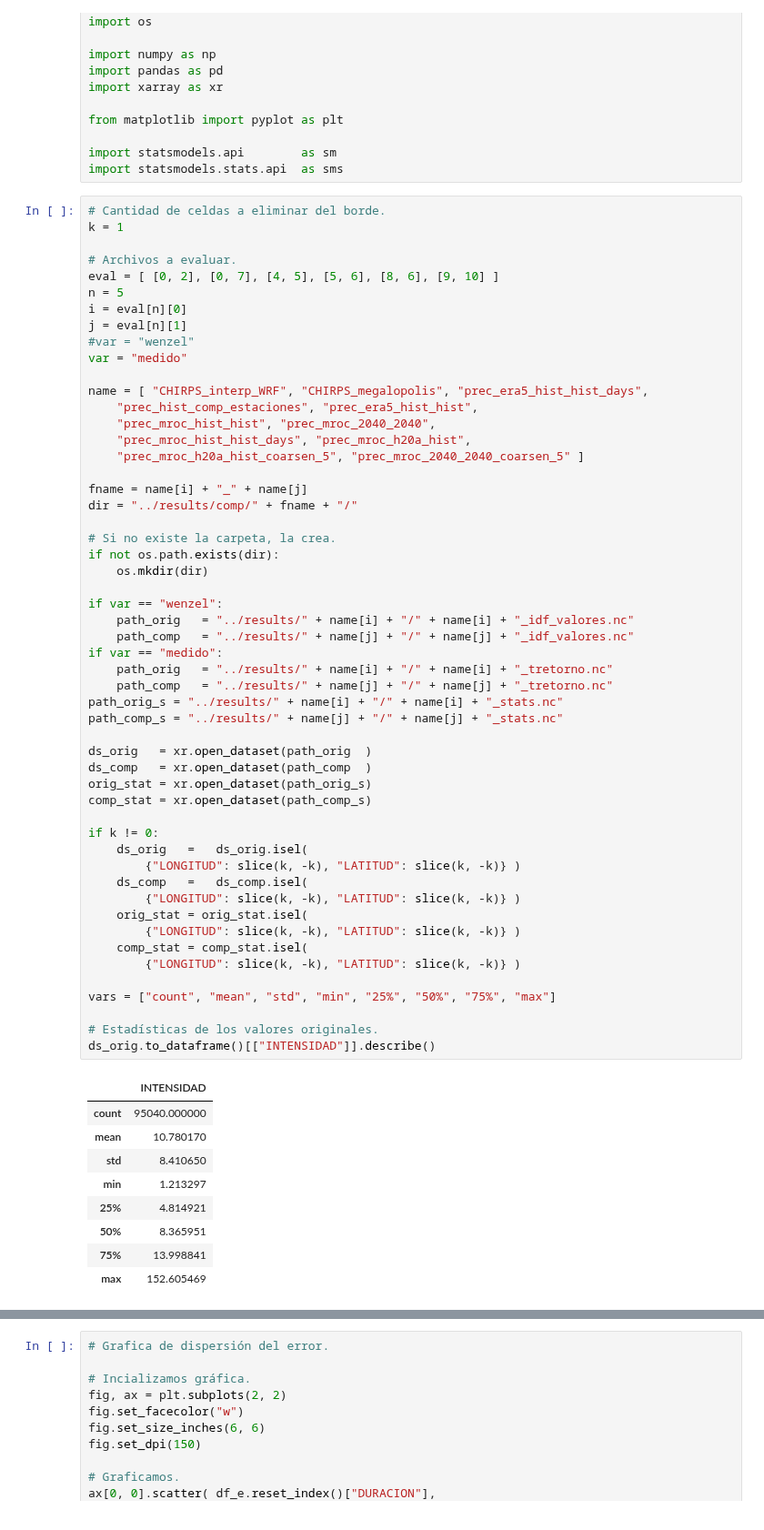
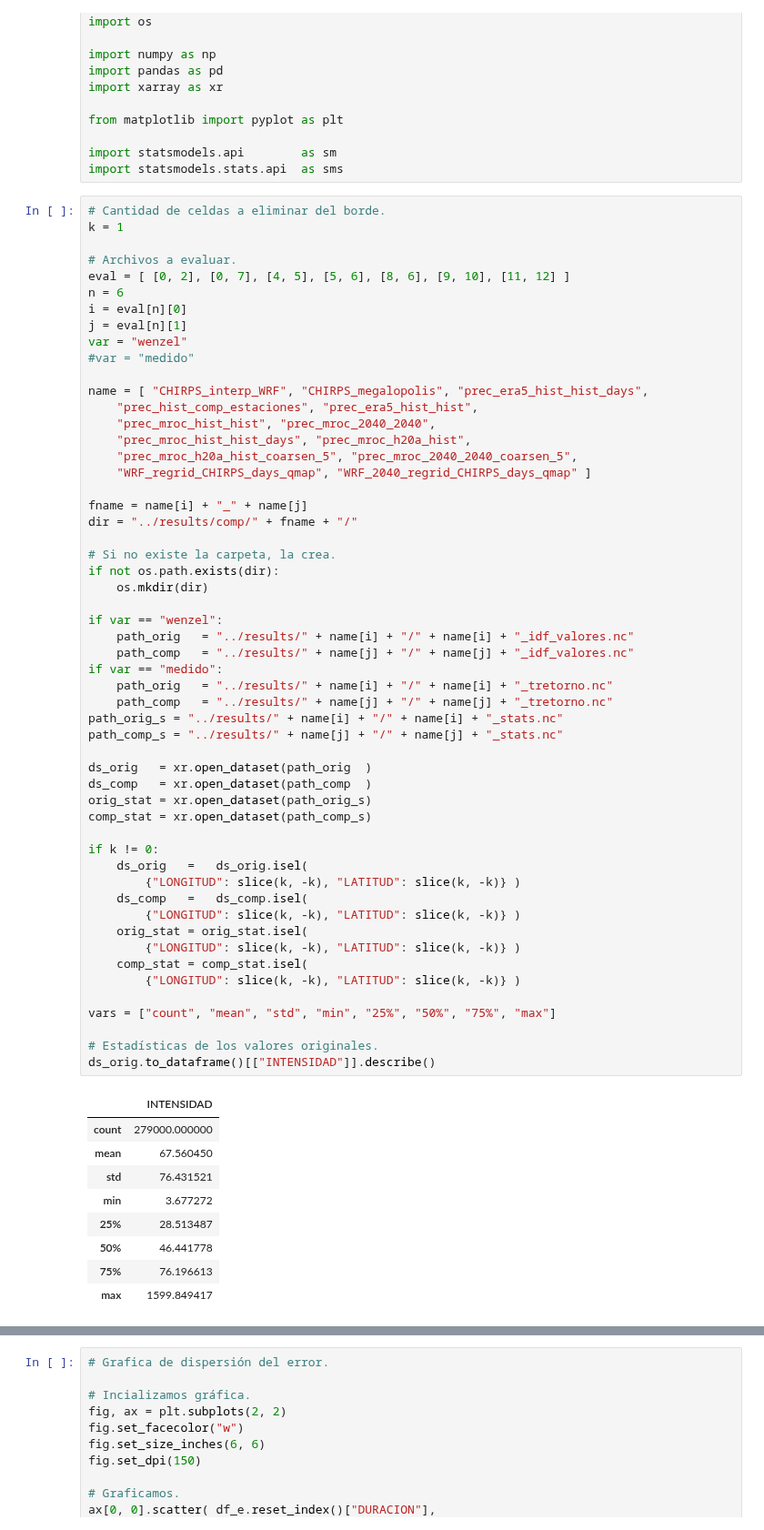
Before and after one commit to rodrigoms95/cc_idt, a Jupyter notebook: code/comparar_IDF.ipynb, the cells around one changed output, grey strips where cells are left out. Shown at 91% size. Cells and saved outputs as stored; diff of their text form.

```diff
--- a/code/comparar_IDF.ipynb
+++ b/code/comparar_IDF.ipynb
@@ -17,18 +17,19 @@ import statsmodels.stats.api  as sms
 k = 1
 
 # Archivos a evaluar.
-eval = [ [0, 2], [0, 7], [4, 5], [5, 6], [8, 6], [9, 10] ]
-n = 5
+eval = [ [0, 2], [0, 7], [4, 5], [5, 6], [8, 6], [9, 10], [11, 12] ]
+n = 6
 i = eval[n][0]
 j = eval[n][1]
-#var = "wenzel"
-var = "medido"
+var = "wenzel"
+#var = "medido"
 
 name = [ "CHIRPS_interp_WRF", "CHIRPS_megalopolis", "prec_era5_hist_hist_days",
     "prec_hist_comp_estaciones", "prec_era5_hist_hist",
     "prec_mroc_hist_hist", "prec_mroc_2040_2040",
     "prec_mroc_hist_hist_days", "prec_mroc_h20a_hist",
-    "prec_mroc_h20a_hist_coarsen_5", "prec_mroc_2040_2040_coarsen_5" ]
+    "prec_mroc_h20a_hist_coarsen_5", "prec_mroc_2040_2040_coarsen_5",
+    "WRF_regrid_CHIRPS_days_qmap", "WRF_2040_regrid_CHIRPS_days_qmap" ]
 
 fname = name[i] + "_" + name[j]
 dir = "../results/comp/" + fname + "/"
@@ -40,38 +41,38 @@ if not os.path.exists(dir):
 if var == "wenzel":
     path_orig   = "../results/" + name[i] + "/" + name[i] + "_idf_valores.nc"
     path_comp   = "../results/" + name[j] + "/" + name[j] + "_idf_valores.nc"
 if var == "medido":
     path_orig   = "../results/" + name[i] + "/" + name[i] + "_tretorno.nc"
     path_comp   = "../results/" + name[j] + "/" + name[j] + "_tretorno.nc"
 path_orig_s = "../results/" + name[i] + "/" + name[i] + "_stats.nc"
 path_comp_s = "../results/" + name[j] + "/" + name[j] + "_stats.nc"
 
 ds_orig   = xr.open_dataset(path_orig  )
 ds_comp   = xr.open_dataset(path_comp  )
 orig_stat = xr.open_dataset(path_orig_s)
 comp_stat = xr.open_dataset(path_comp_s)
 
 if k != 0:
     ds_orig   =   ds_orig.isel(
         {"LONGITUD": slice(k, -k), "LATITUD": slice(k, -k)} )
     ds_comp   =   ds_comp.isel(
         {"LONGITUD": slice(k, -k), "LATITUD": slice(k, -k)} )
     orig_stat = orig_stat.isel(
         {"LONGITUD": slice(k, -k), "LATITUD": slice(k, -k)} )
     comp_stat = comp_stat.isel(
         {"LONGITUD": slice(k, -k), "LATITUD": slice(k, -k)} )
 
 vars = ["count", "mean", "std", "min", "25%", "50%", "75%", "max"]
 
 # Estadísticas de los valores originales.
 ds_orig.to_dataframe()[["INTENSIDAD"]].describe()
 # %% [output]
 |  | INTENSIDAD |
-| count | 95040.000000 |
-| mean | 10.780170 |
-| std | 8.410650 |
-| min | 1.213297 |
-| 25% | 4.814921 |
-| 50% | 8.365951 |
-| 75% | 13.998841 |
-| max | 152.605469 |
+| count | 279000.000000 |
+| mean | 67.560450 |
+| std | 76.431521 |
+| min | 3.677272 |
+| 25% | 28.513487 |
+| 50% | 46.441778 |
+| 75% | 76.196613 |
+| max | 1599.849417 |
```
Also changed, not shown: parts of 5 cells of this notebook, 12 other files.
